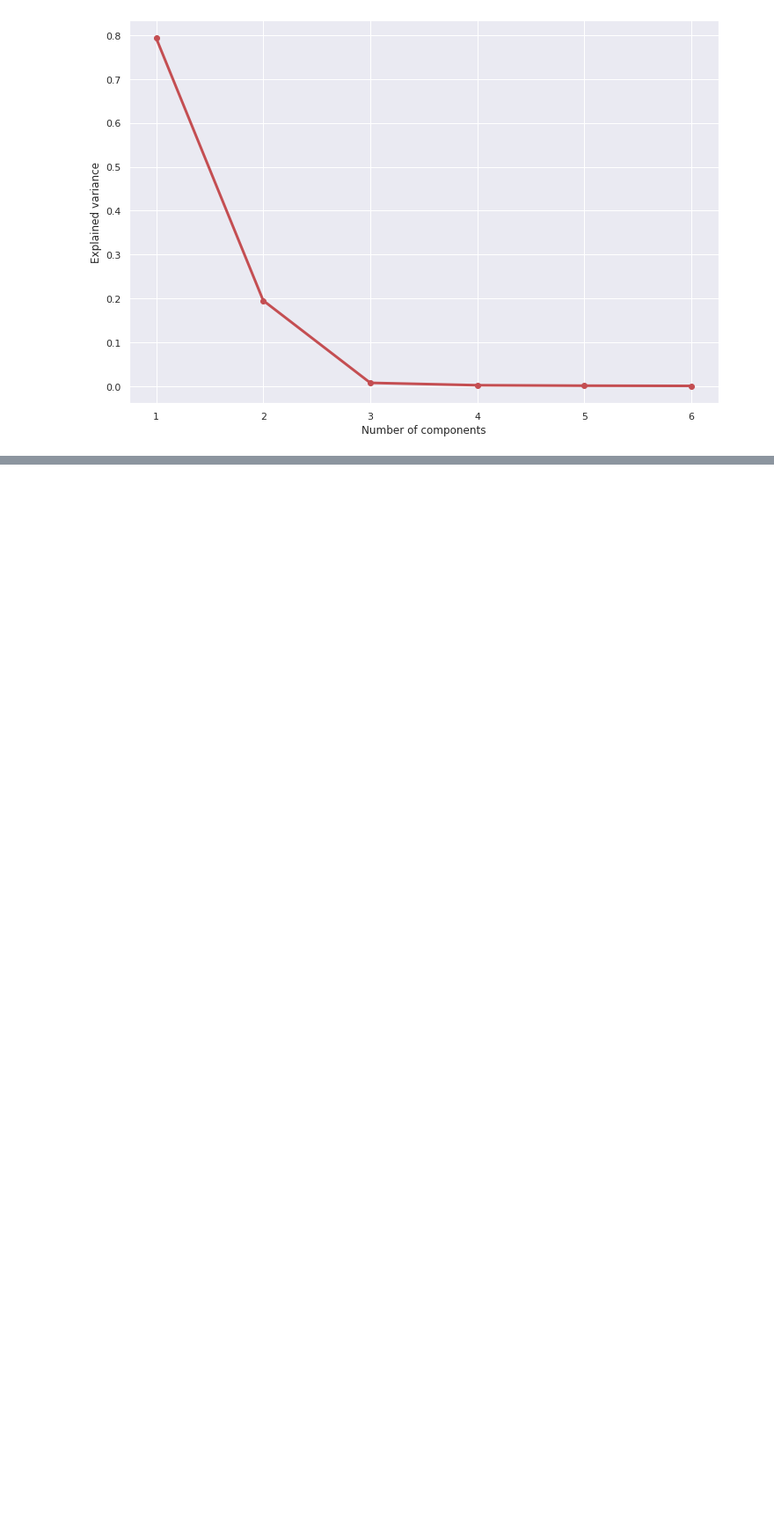
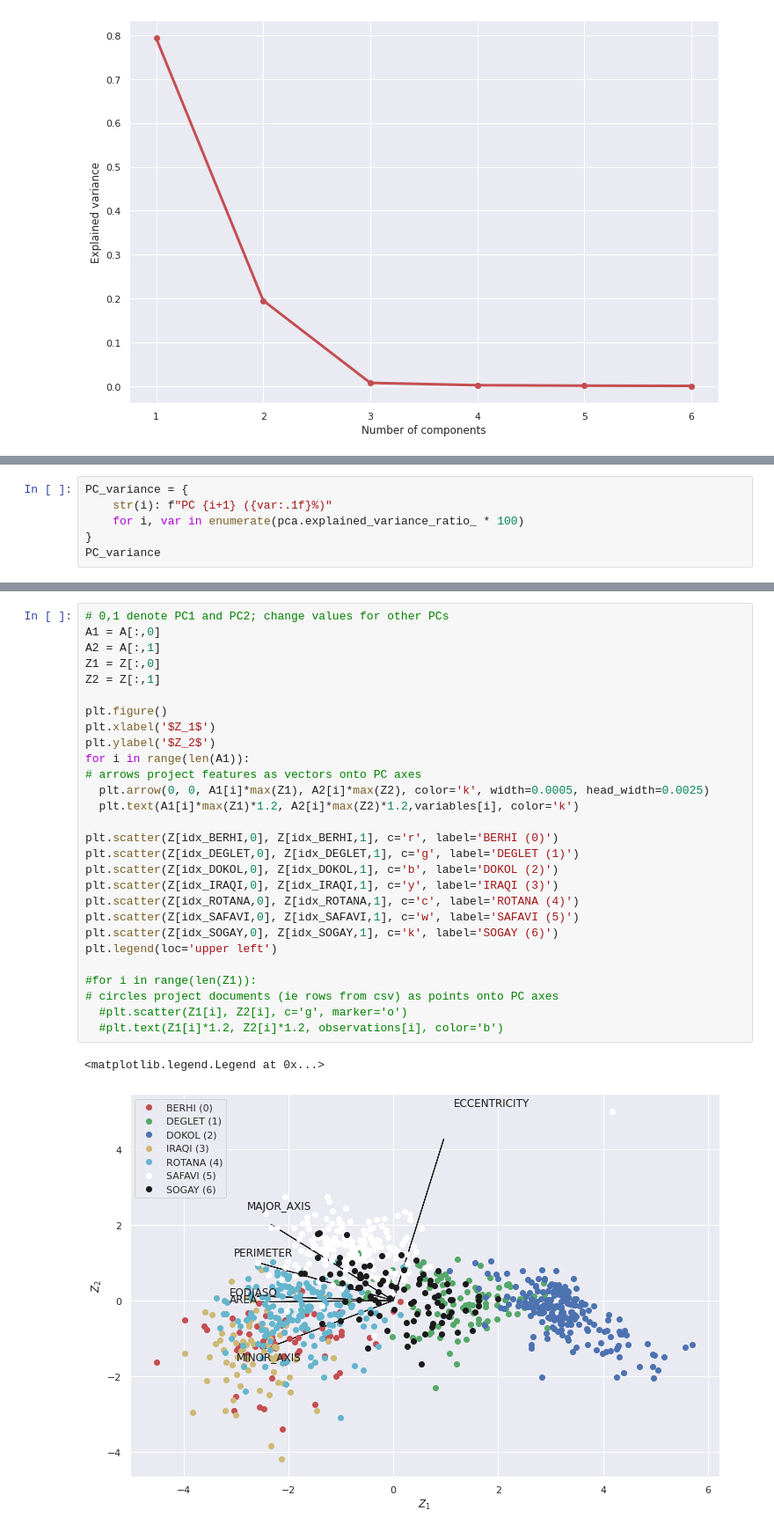
Before and after one commit to Ameer-Mohammed/test2, a Jupyter notebook: Project.ipynb, the cells around one changed output, grey strips where cells are left out. Shown at 88% size. Saved outputs shown, nothing was run; the diff lists cells and outputs as text; blank space fills up the shorter version.

```diff
--- a/Project.ipynb
+++ b/Project.ipynb
@@ -267,0 +283,6 @@ plt.show()
+# %%
+PC_variance = {
+    str(i): f"PC {i+1} ({var:.1f}%)"
+    for i, var in enumerate(pca.explained_variance_ratio_ * 100)
+}
+PC_variance
@@ -267,0 +298,31 @@ plt.show()
+# %%
+# 0,1 denote PC1 and PC2; change values for other PCs
+A1 = A[:,0]
+A2 = A[:,1]
+Z1 = Z[:,0]
+Z2 = Z[:,1]
+
+plt.figure()
+plt.xlabel('$Z_1$')
+plt.ylabel('$Z_2$')
+for i in range(len(A1)):
+# arrows project features as vectors onto PC axes
+  plt.arrow(0, 0, A1[i]*max(Z1), A2[i]*max(Z2), color='k', width=0.0005, head_width=0.0025)
+  plt.text(A1[i]*max(Z1)*1.2, A2[i]*max(Z2)*1.2,variables[i], color='k')
+
+plt.scatter(Z[idx_BERHI,0], Z[idx_BERHI,1], c='r', label='BERHI (0)')
+plt.scatter(Z[idx_DEGLET,0], Z[idx_DEGLET,1], c='g', label='DEGLET (1)')
+plt.scatter(Z[idx_DOKOL,0], Z[idx_DOKOL,1], c='b', label='DOKOL (2)')
+plt.scatter(Z[idx_IRAQI,0], Z[idx_IRAQI,1], c='y', label='IRAQI (3)')
+plt.scatter(Z[idx_ROTANA,0], Z[idx_ROTANA,1], c='c', label='ROTANA (4)')
+plt.scatter(Z[idx_SAFAVI,0], Z[idx_SAFAVI,1], c='w', label='SAFAVI (5)')
+plt.scatter(Z[idx_SOGAY,0], Z[idx_SOGAY,1], c='k', label='SOGAY (6)')
+plt.legend(loc='upper left')
+
+#for i in range(len(Z1)):
+# circles project documents (ie rows from csv) as points onto PC axes
+  #plt.scatter(Z1[i], Z2[i], c='g', marker='o')
+  #plt.text(Z1[i]*1.2, Z2[i]*1.2, observations[i], color='b')
+# %% [output]
+<matplotlib.legend.Legend at 0x...>
+[figure, added]
```
Also changed, not shown: parts of 26 cells of this notebook.
